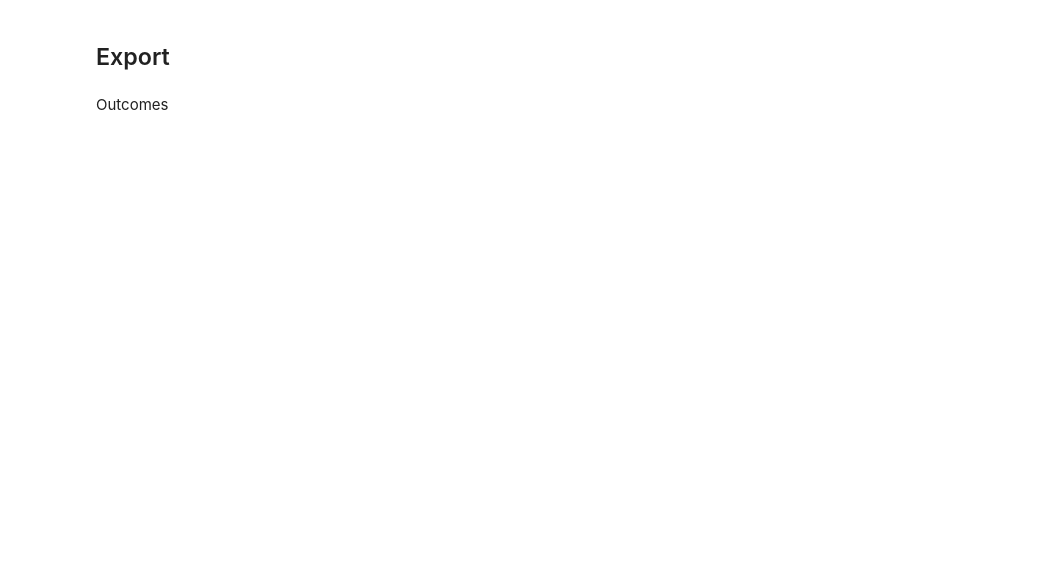
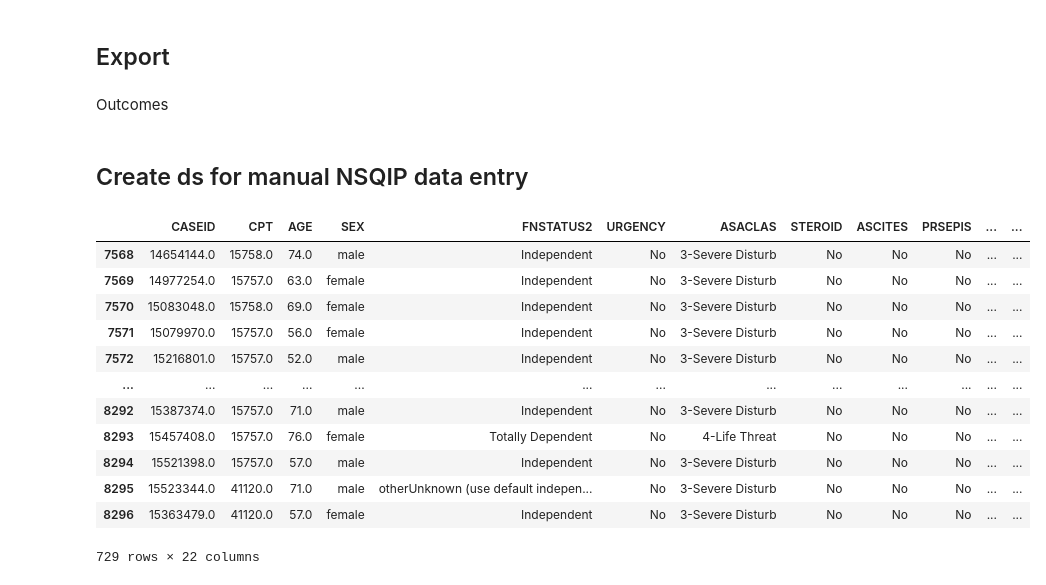
Before and after one commit to AnthonyMatarr/ML-Tongue-Pred, a Jupyter notebook: notebooks/01_data_cleaning.ipynb, the cells around one changed output. Saved outputs shown, nothing was run; the diff lists cells and outputs as text; code cells hidden in the pictures; blank space fills up the shorter version.

```diff
--- a/notebooks/01_data_cleaning.ipynb
+++ b/notebooks/01_data_cleaning.ipynb
@@ -21,4 +21,4 @@ import warnings
 # %%
 data_path = BASE_PATH / "data" / "raw" / "cpt_filtered"
 data_dict = import_raw_data_dict(data_path)
-combined_df_no_codes, combined_df_w_codes = merge_dfs(data_dict)
+combined_df_no_codes, combined_df_w_codes = merge_dfs(data_dict, include_cpt=True)
@@ -221,7 +300,5 @@ Change "No"s to NA if not recorded for a given year
 # %%
 df_unknowns = df_replaced.copy()
-df_unknowns["OPERYR"] = df_unknowns["OPERYR"].astype(float).astype(int)
-
 # READ --> not recorded 08-10
 df_unknowns.loc[
     (df_unknowns["READ"] == "No") & df_unknowns["OPERYR"].between(2008, 2010),
@@ -269,7 +352,11 @@ Explore NA
 ## ALL NA values are listed as -99/999, not NA/missing
 numerical_cols = get_feature_lists(df_unknowns)["numerical_cols"]
 df_unknowns[numerical_cols] = df_unknowns[numerical_cols].astype(float)
+
 df_unknowns[numerical_cols] = df_unknowns[numerical_cols].replace(-99, np.nan)
 df_unknowns[numerical_cols] = df_unknowns[numerical_cols].replace(999, np.nan)
 print("Proportion (%) of NA vals in feature:")
 print(round((df_unknowns[numerical_cols].isna().mean() * 100), 2))
+
+# make nsqip num cols numeric as well
+df_replaced_nsqip[numerical_cols] = df_replaced_nsqip[numerical_cols].astype(float)
@@ -283,2 +396,6 @@ df_unknowns = df_unknowns[df_unknowns["OPTIME"] != 0]
+# %%
+ids_to_include = df_unknowns["CASEID"]
+df_replaced_nsqip = df_replaced_nsqip[df_replaced_nsqip["CASEID"].isin(ids_to_include)]
+assert len(df_replaced_nsqip) == len(df_unknowns)
 # %% [markdown]
 ## Create Target Variables
@@ -348,3 +493,48 @@ if df_path.exists():
     warnings.warn(f"Over-writing tabular data at {df_path}")
 df_path.parent.mkdir(exist_ok=True, parents=True)
 df_clean.to_excel(df_path, index=True)
+# %% [markdown]
+## Create ds for manual NSQIP data entry
+# %%
+# dummy var
+df_replaced_nsqip["OxygenSupport (All No)"] = "NO"
+nsqip_input_cols = [
+    "CASEID",
+    "CPT",
+    "AGE",
+    "SEX",
+    "FNSTATUS2",
+    "URGENCY",
+    "ASACLAS",
+    "STEROID",  # NSQIP also includes anti-rejection/transplant immunosuppressants, DMARDs/DMDs, or other immunosuppressant medications
+    "ASCITES",
+    "PRSEPIS",  # do not have spetic shock, only SIRS and Sepsis (in this col)
+    "VENTILAT",
+    "DISCANCR",
+    "DIABETES",  # we have non-insulin
+    "HYPERMED",
+    "HXCHF",
+    "OxygenSupport (All No)",  # we do not have oxygen support (only 2024?)
+    "SMOKE",
+    "HXCOPD",
+    "DIALYSIS",
+    "RENAFAIL",
+    "HEIGHT",
+    "WEIGHT",
+]
+df_nsqip = df_replaced_nsqip[df_replaced_nsqip["OPERYR"] == 2024][nsqip_input_cols]
+df_nsqip
+# %% [output]
+|  | CASEID | CPT | AGE | SEX | FNSTATUS2 | URGENCY | ASACLAS | STEROID | ASCITES | PRSEPIS | ... | ... |
+| 7568 | 14654144.0 | 15758.0 | 74.0 | male | Independent | No | 3-Severe Disturb | No | No | No | ... | ... |
+| 7569 | 14977254.0 | 15757.0 | 63.0 | female | Independent | No | 3-Severe Disturb | No | No | No | ... | ... |
+| 7570 | 15083048.0 | 15758.0 | 69.0 | female | Independent | No | 3-Severe Disturb | No | No | No | ... | ... |
+| 7571 | 15079970.0 | 15757.0 | 56.0 | female | Independent | No | 3-Severe Disturb | No | No | No | ... | ... |
+| 7572 | 15216801.0 | 15757.0 | 52.0 | male | Independent | No | 3-Severe Disturb | No | No | No | ... | ... |
+| ... | ... | ... | ... | ... | ... | ... | ... | ... | ... | ... | ... | ... |
+| 8292 | 15387374.0 | 15757.0 | 71.0 | male | Independent | No | 3-Severe Disturb | No | No | No | ... | ... |
+| 8293 | 15457408.0 | 15757.0 | 76.0 | female | Totally Dependent | No | 4-Life Threat | No | No | No | ... | ... |
+| 8294 | 15521398.0 | 15757.0 | 57.0 | male | Independent | No | 3-Severe Disturb | No | No | No | ... | ... |
+| 8295 | 15523344.0 | 41120.0 | 71.0 | male | otherUnknown (use default indepen... | No | 3-Severe Disturb | No | No | No | ... | ... |
+| 8296 | 15363479.0 | 41120.0 | 57.0 | female | Independent | No | 3-Severe Disturb | No | No | No | ... | ... |
+729 rows × 22 columns
```
Also changed, not shown: parts of 15 cells of this notebook, 10 other files.
